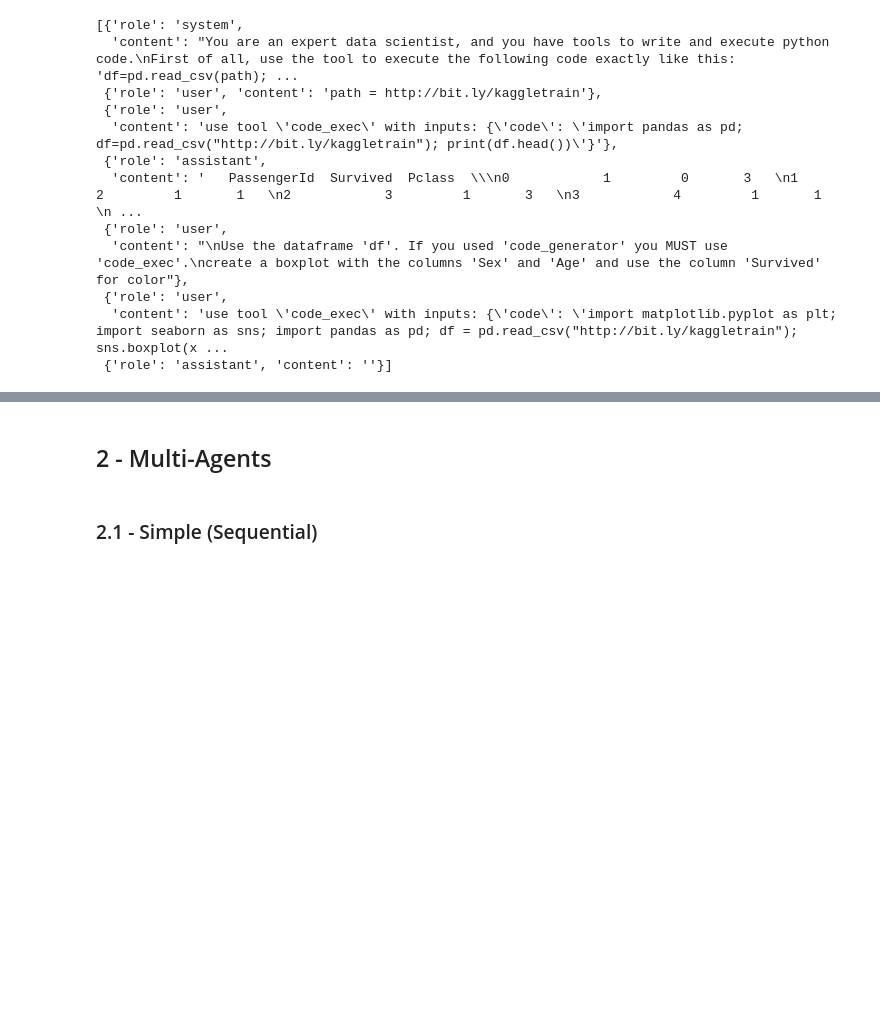
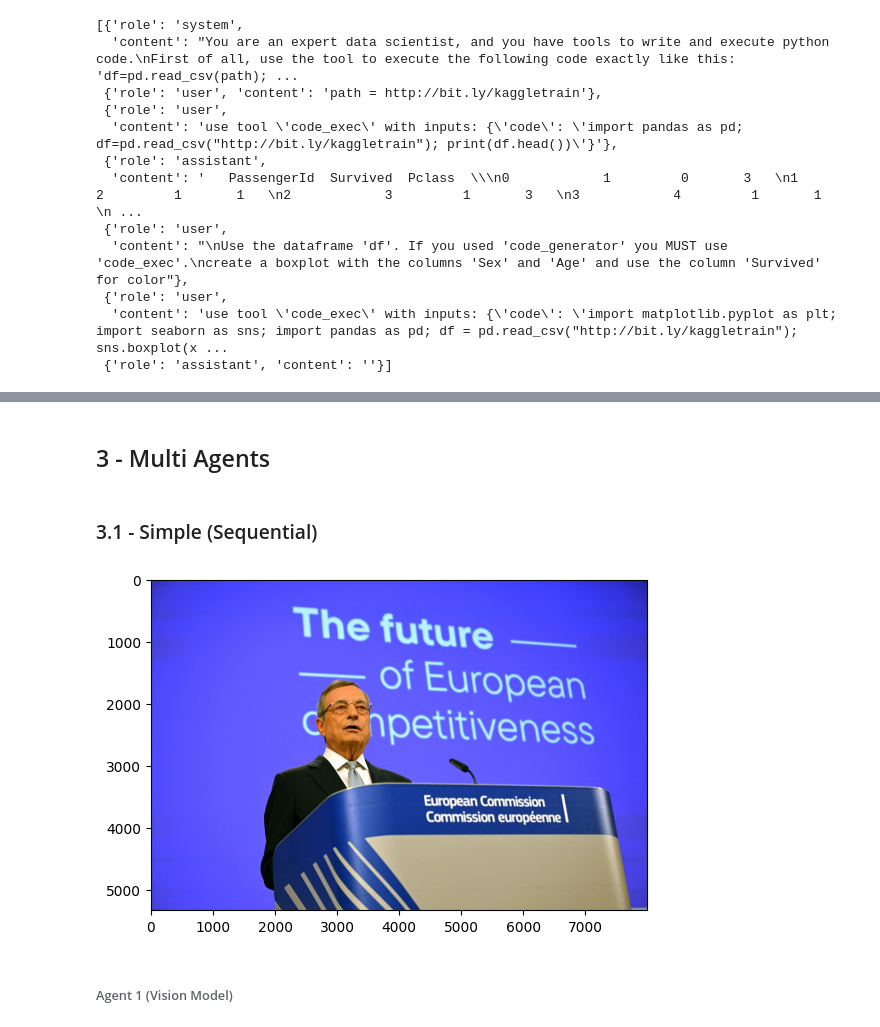
Before and after one commit to mdipietro09/GenerativeAI, a Jupyter notebook: Agents_ZeroToHero/notebook.ipynb, the cells around one changed output, grey strips where cells are left out. Drawn from its saved outputs; the diff is of its cells as text; code cells hidden in the pictures; blank space fills up the shorter version.

```diff
--- a/Agents_ZeroToHero/notebook.ipynb
+++ b/Agents_ZeroToHero/notebook.ipynb
@@ -304,4 +553,15 @@ messages
 # %% [markdown]
-## 2 - Multi-Agents
+## 3 - Multi Agents
 # %% [markdown]
-### 2.1 - Simple (Sequential)
+### 3.1 - Simple (Sequential)
+# %%
+from matplotlib import image as pltimg, pyplot as plt
+
+image_file = "draghi.jpeg"
+
+plt.imshow(pltimg.imread(image_file))
+plt.show()
+# %% [output]
+[figure, added]
+# %% [markdown]
+###### Agent 1 (Vision Model)
```
Also changed, not shown: parts of 42 cells of this notebook, 2 other files.
